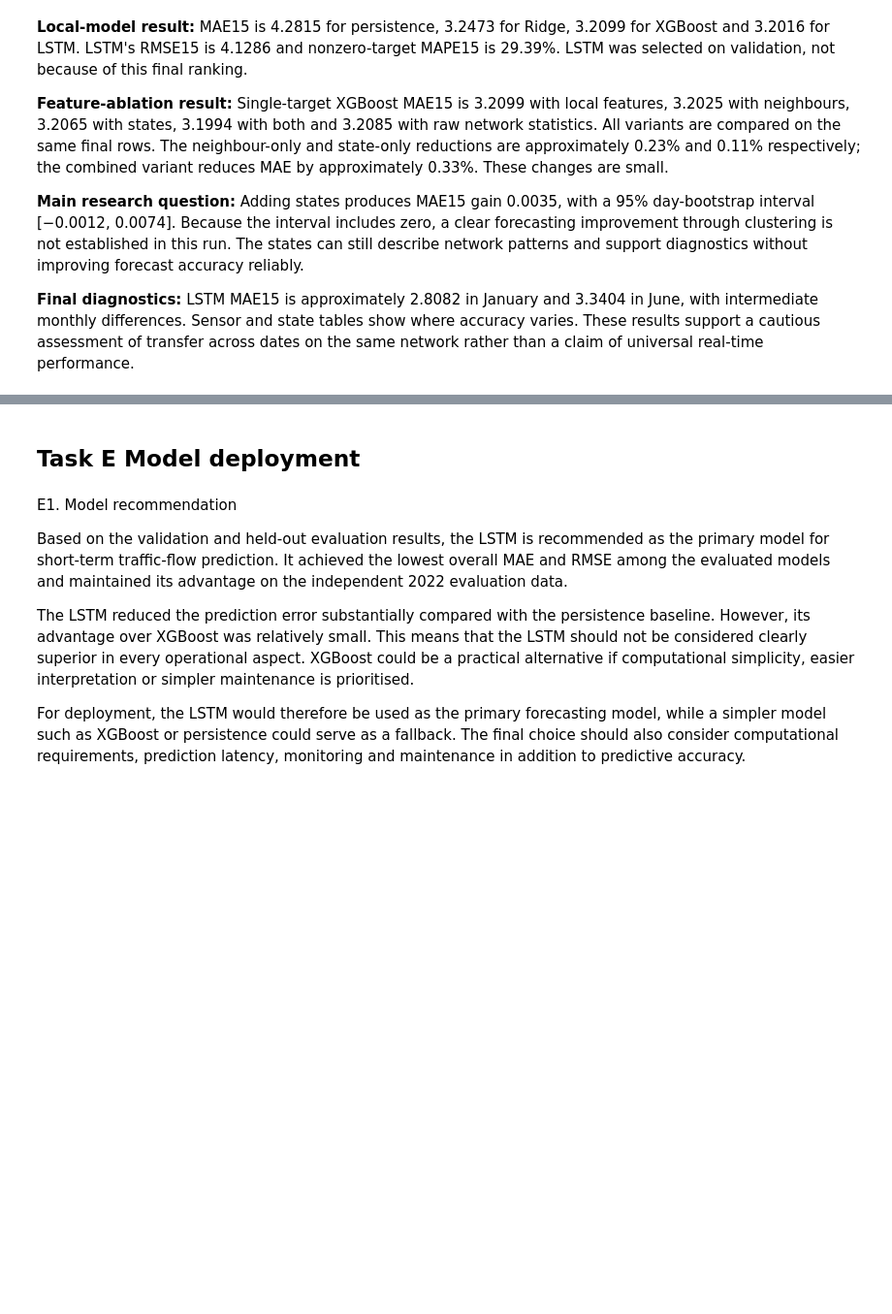
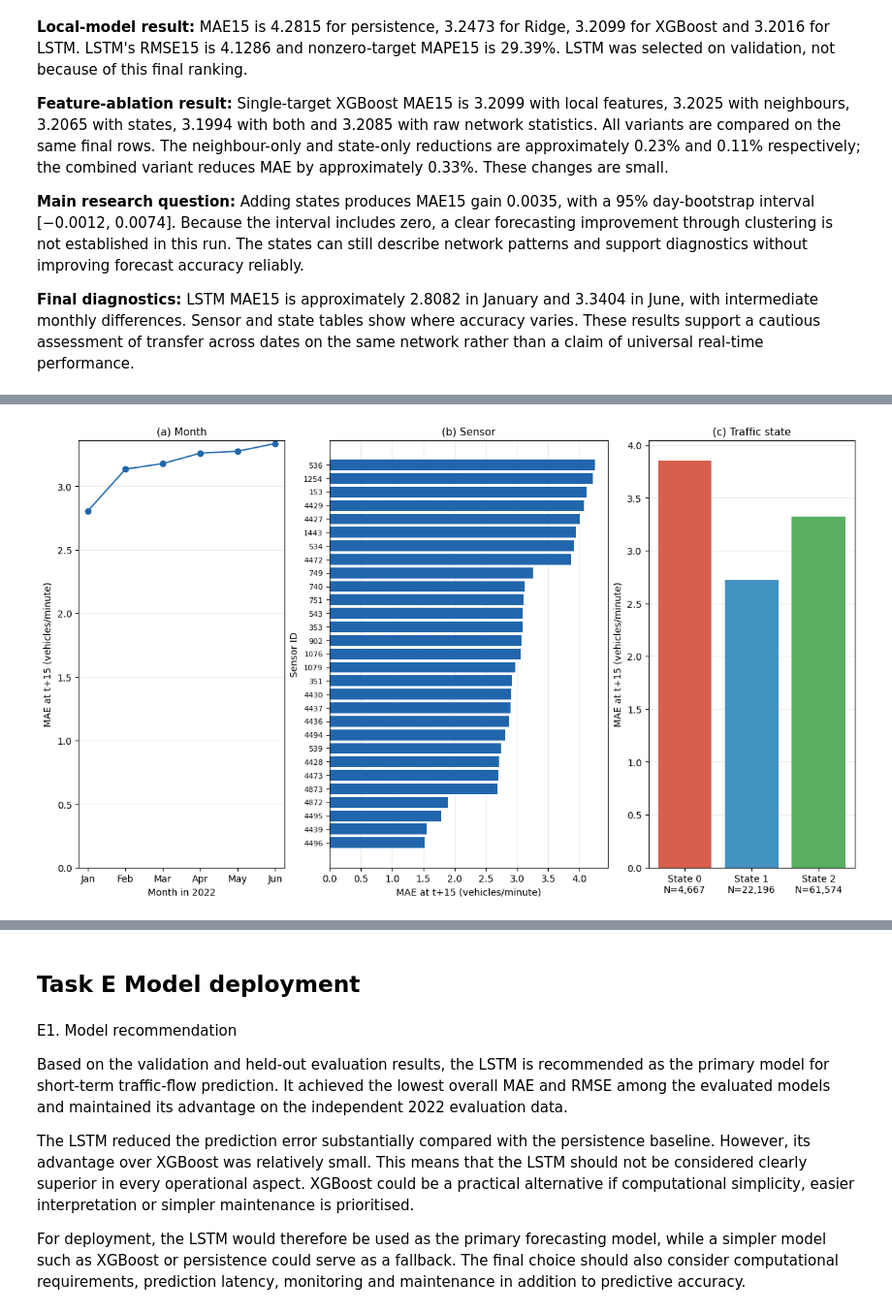
Before and after one commit to mariacastrom00/AI_exercises_MJCM, a Jupyter notebook: project_MariaCastro_ViktorLundvall.ipynb, the cells around one changed output, grey strips where cells are left out. Shown at 97% size. Saved outputs shown, nothing was run; the diff lists cells and outputs as text; code cells hidden in the pictures; blank space fills up the shorter version.

```diff
--- a/project_MariaCastro_ViktorLundvall.ipynb
+++ b/project_MariaCastro_ViktorLundvall.ipynb
@@ -4162,0 +4291,84 @@ Final state MAE15 gain: 0.003461168871760882 95% day-bootstrap interval: [-0.001
+# %%
+# MONTH, SENSOR AND TRAFFIC-STATE DIAGNOSTICS
+
+# All three panels use the separate final evaluation at t+15.
+diagnostics = final_diagnostics.copy()
+
+monthly = (
+    diagnostics.loc[diagnostics["Dimension"] == "month_eval"]
+    .sort_values("Group")
+)
+sensors = (
+    diagnostics.loc[diagnostics["Dimension"] == "DP_ID"]
+    .sort_values("MAE15")
+)
+states = diagnostics.loc[
+    diagnostics["Dimension"] == "traffic_state"
+].copy()
+
+states["state_id"] = states["Group"].astype(int)
+states = states.sort_values("state_id")
+
+if monthly.empty or sensors.empty or states.empty:
+    raise ValueError("final_diagnostics is missing a required group.")
+
+fig, axes = plt.subplots(
+    1, 3, figsize=(12, 7),
+    gridspec_kw={"width_ratios": [1, 1.35, 1]},
+    constrained_layout=True,
+)
+
+# Panel A: months
+month_labels = pd.to_datetime(monthly["Group"]).dt.strftime("%b")
+axes[0].plot(
+    month_labels, monthly["MAE15"],
+    marker="o", color="#2166AC",
+)
+axes[0].set_title("(a) Month")
+axes[0].set_xlabel("Month in 2022")
+axes[0].set_ylabel("MAE at t+15 (vehicles/minute)")
+axes[0].set_ylim(bottom=0)
+axes[0].grid(axis="y", alpha=0.25)
+
+# Panel B: sensors
+axes[1].barh(
+    sensors["Group"].astype(str),
+    sensors["MAE15"],
+    color="#2166AC",
+)
+axes[1].set_title("(b) Sensor")
+axes[1].set_xlabel("MAE at t+15 (vehicles/minute)")
+axes[1].set_ylabel("Sensor ID")
+axes[1].tick_params(axis="y", labelsize=8)
+axes[1].set_xlim(left=0)
+axes[1].grid(axis="x", alpha=0.25)
+axes[1].set_axisbelow(True)
+
+# Panel C: traffic states
+state_labels = [
+    f"State {state}\nN={int(n):,}"
+    for state, n in zip(states["state_id"], states["N"])
+]
+axes[2].bar(
+    state_labels, states["MAE15"],
+    color=["#D6604D", "#4393C3", "#5AAE61"],
+)
+axes[2].set_title("(c) Traffic state")
+axes[2].set_ylabel("MAE at t+15 (vehicles/minute)")
+axes[2].set_ylim(bottom=0)
+axes[2].grid(axis="y", alpha=0.25)
+axes[2].set_axisbelow(True)
+
+fig.savefig(
+    output_dir / "Figure_1_final_diagnostics.png",
+    dpi=300, bbox_inches="tight",
+)
+plt.show()
+
+# Save counts alongside errors for checking and reporting.
+diagnostics.to_csv(
+    output_dir / "Diagnostic_values_and_counts.csv",
+    index=False,
+)
+# %% [output]
+[figure, added]
```
Also changed, not shown: parts of 35 cells of this notebook.
